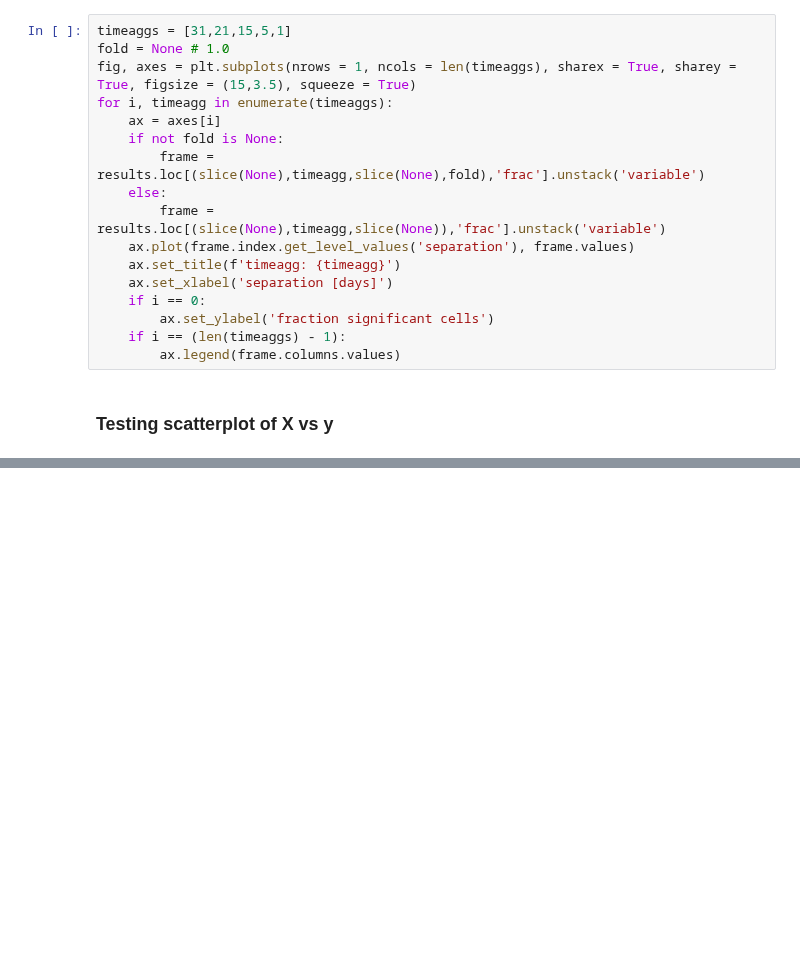
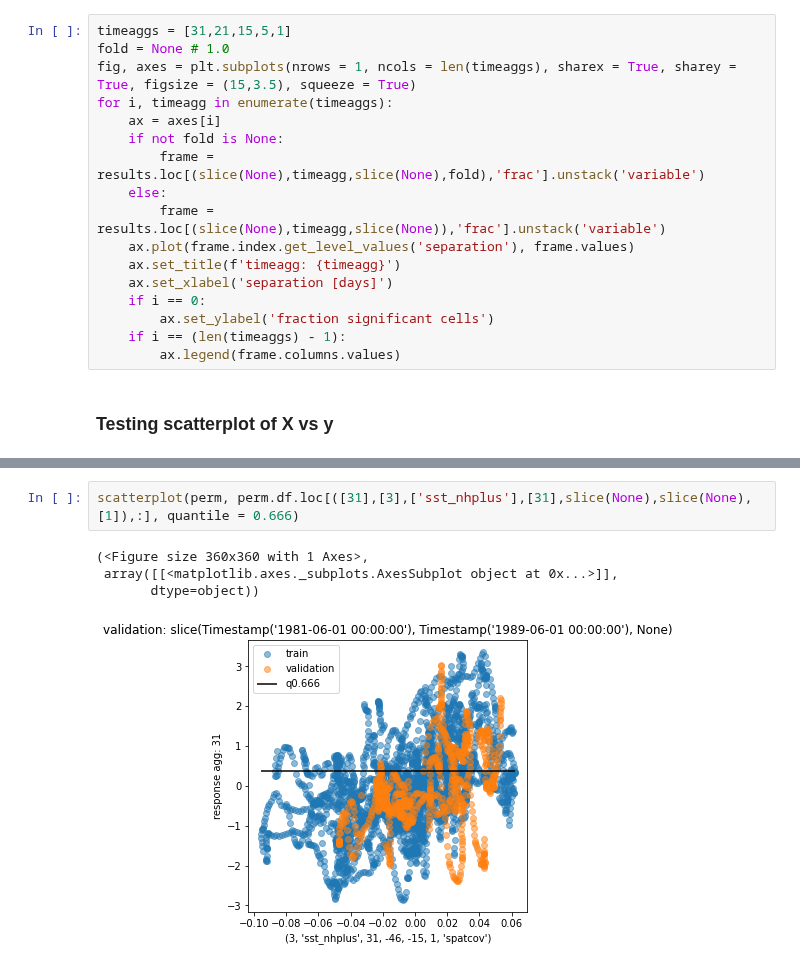
Before and after one commit to chiemvs/Weave, a Jupyter notebook: notebooks/test_inspection.ipynb, the cells around one changed output, grey strips where cells are left out. Drawn from its saved outputs; the diff is of its cells as text; blank space fills up the shorter version.

```diff
--- a/notebooks/test_inspection.ipynb
+++ b/notebooks/test_inspection.ipynb
@@ -154,0 +165,7 @@ DEBUG:root:/scistor/ivm/jsn295/importance_spatcov_q08_nf5/0/-15 does not exist,
+# %%
+scatterplot(perm, perm.df.loc[([31],[3],['sst_nhplus'],[31],slice(None),slice(None),[1]),:], quantile = 0.666)
+# %% [output]
+(<Figure size 360x360 with 1 Axes>,
+ array([[<matplotlib.axes._subplots.AxesSubplot object at 0x...>]],
+       dtype=object))
+[figure, added]
```
Also changed, not shown: parts of 11 cells of this notebook, 3 other files.
